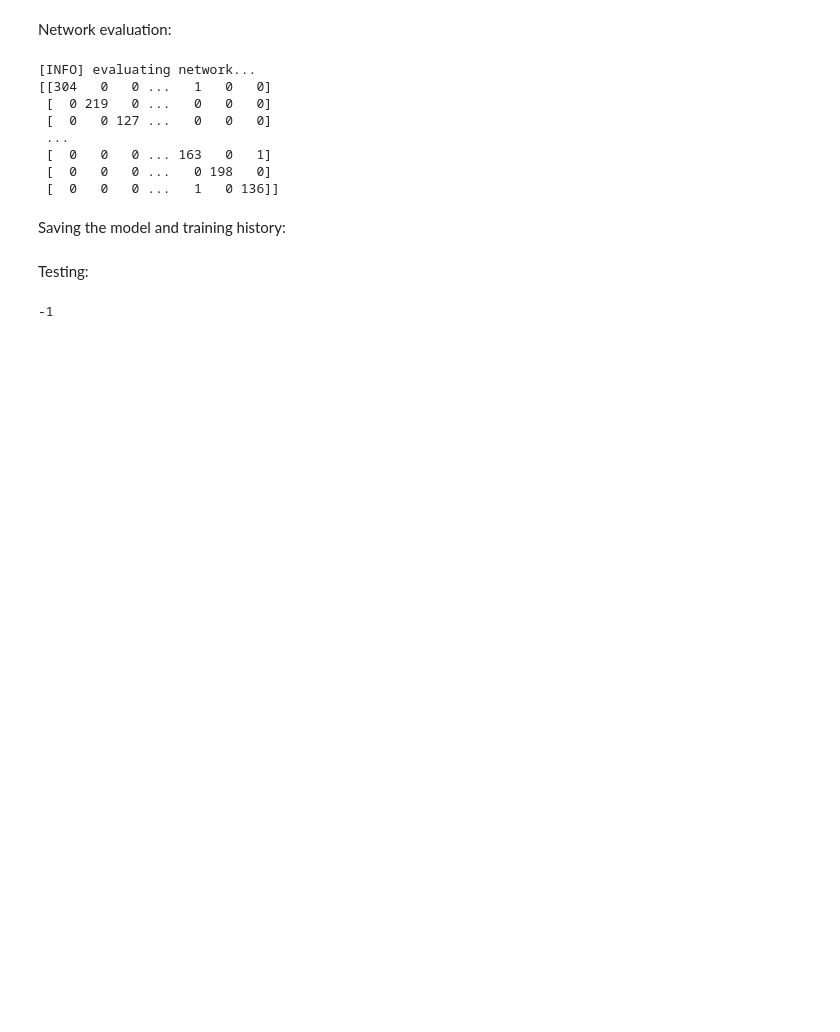
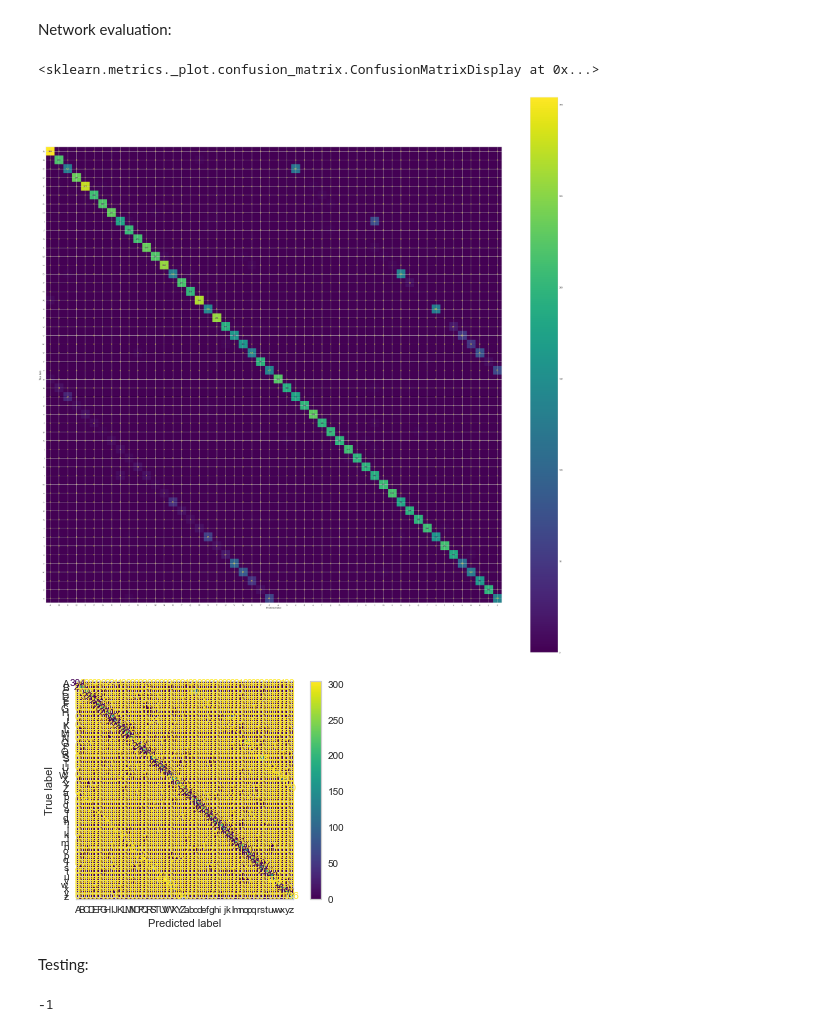
Before and after one commit to alannunescaetano/Project-II, a Jupyter notebook: TextIdentificationService/notebook.ipynb, the cells around one changed output. Cells and saved outputs as stored; diff of their text form; code cells hidden in the pictures; blank space fills up the shorter version.

```diff
--- a/TextIdentificationService/notebook.ipynb
+++ b/TextIdentificationService/notebook.ipynb
@@ -145,25 +161,26 @@ Epoch 50/50
 # %% [markdown]
 Network evaluation:
 # %%
+%matplotlib inline
+
+from sklearn.metrics import confusion_matrix
+from sklearn.metrics import ConfusionMatrixDisplay
+
 model_path = r"C:\Projetos\Mestrado\Project II\SourceCode\TextIdentificationService\model\trained_ocr_full.model"
 model = load_model(model_path)
 
 labelNames = "ABCDEFGHIJKLMNOPQRSTUVWXYZabcdefghijklmnopqrstuvwxyz"
 labelNames = [l for l in labelNames]
 
-print("[INFO] evaluating network...")
 predictions = model.predict(testX, batch_size=BS)
-#print(classification_report(testY.argmax(axis=1), predictions.argmax(axis=1), target_names=labelNames))
+print(classification_report(testY.argmax(axis=1), predictions.argmax(axis=1), target_names=labelNames))
 
-print(confusion_matrix(y_true=testY.argmax(axis=1), y_pred=predictions.argmax(axis=1)))
+cm = confusion_matrix(testY.argmax(axis=1), predictions.argmax(axis=1))
+f,ax = plt.subplots(1,1,figsize=(50,50))
+cm_display = ConfusionMatrixDisplay.from_predictions(testY.argmax(axis=1), predictions.argmax(axis=1), display_labels=labelNames, ax=ax)
+
+cm_display.plot()
 # %% [output]
-[INFO] evaluating network...
-[[304   0   0 ...   1   0   0]
- [  0 219   0 ...   0   0   0]
- [  0   0 127 ...   0   0   0]
- ...
- [  0   0   0 ... 163   0   1]
- [  0   0   0 ...   0 198   0]
- [  0   0   0 ...   1   0 136]]
+<sklearn.metrics._plot.confusion_matrix.ConfusionMatrixDisplay at 0x...>
+[figure, added]
+[figure, added]
-# %% [markdown]
-Saving the model and training history:
```
Also changed, not shown: parts of 7 cells of this notebook, 21 other files.
